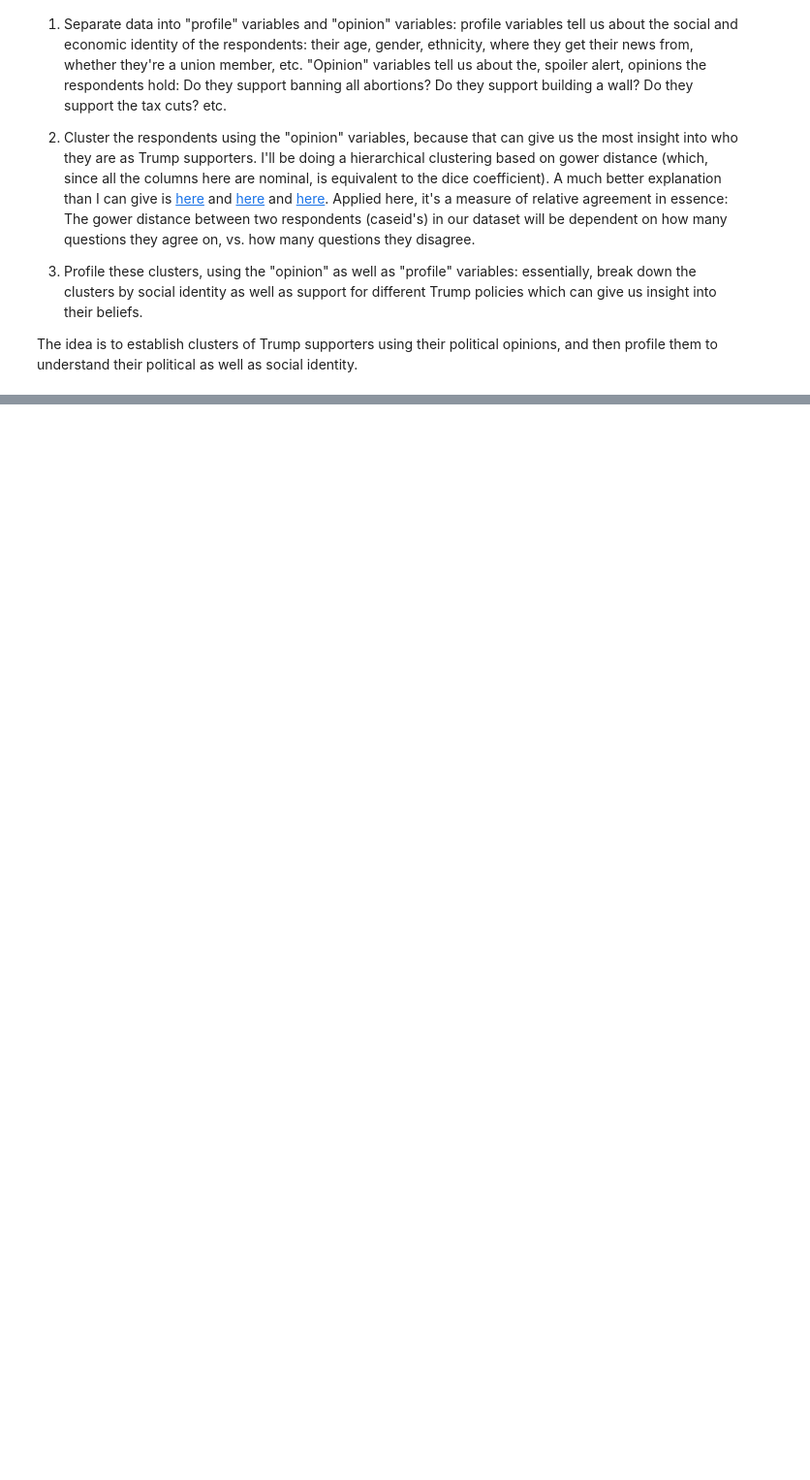
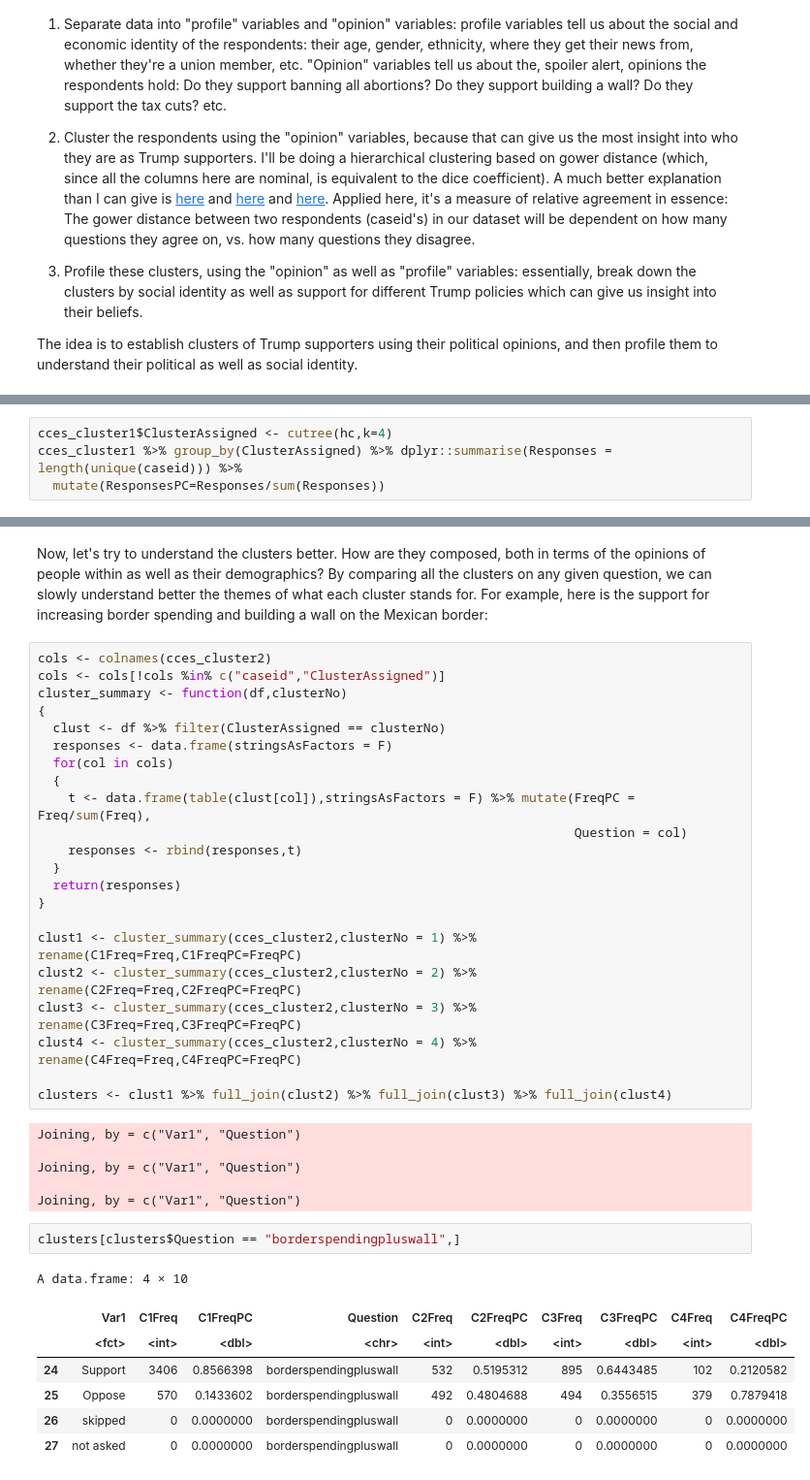
Before and after one commit to apoorvabhide/trump_supporter_clustering, a Jupyter notebook: Code/Profiling Trump Supporters.ipynb, the cells around one changed output, grey strips where cells are left out. Shown at 97% size. Drawn from its saved outputs; the diff is of its cells as text; blank space fills up the shorter version.

```diff
--- a/Code/Profiling Trump Supporters.ipynb
+++ b/Code/Profiling Trump Supporters.ipynb
@@ -145,0 +182,4 @@ plot(hclust(distmatrix,method = "complete"))
+# %%
+cces_cluster1$ClusterAssigned <- cutree(hc,k=4)
+cces_cluster1 %>% group_by(ClusterAssigned) %>% dplyr::summarise(Responses = length(unique(caseid))) %>%
+  mutate(ResponsesPC=Responses/sum(Responses))
@@ -145,0 +236,42 @@ plot(hclust(distmatrix,method = "complete"))
+# %% [markdown]
+Now, let's try to understand the clusters better. How are they composed, both in terms of the opinions of people within as well as their demographics?
+By comparing all the clusters on any given question, we can slowly understand better the themes of what each cluster stands for.
+For example, here is the support for increasing border spending and building a wall on the Mexican border:
+# %%
+cols <- colnames(cces_cluster2)
+cols <- cols[!cols %in% c("caseid","ClusterAssigned")]
+cluster_summary <- function(df,clusterNo)
+{
+  clust <- df %>% filter(ClusterAssigned == clusterNo)
+  responses <- data.frame(stringsAsFactors = F)
+  for(col in cols)
+  {
+    t <- data.frame(table(clust[col]),stringsAsFactors = F) %>% mutate(FreqPC = Freq/sum(Freq),
+                                                                       Question = col)
+    responses <- rbind(responses,t)
+  }
+  return(responses)
+}
+
+clust1 <- cluster_summary(cces_cluster2,clusterNo = 1) %>% rename(C1Freq=Freq,C1FreqPC=FreqPC)
+clust2 <- cluster_summary(cces_cluster2,clusterNo = 2) %>% rename(C2Freq=Freq,C2FreqPC=FreqPC)
+clust3 <- cluster_summary(cces_cluster2,clusterNo = 3) %>% rename(C3Freq=Freq,C3FreqPC=FreqPC)
+clust4 <- cluster_summary(cces_cluster2,clusterNo = 4) %>% rename(C4Freq=Freq,C4FreqPC=FreqPC)
+
+clusters <- clust1 %>% full_join(clust2) %>% full_join(clust3) %>% full_join(clust4)
+# %% [output]
+Joining, by = c("Var1", "Question")
+
+Joining, by = c("Var1", "Question")
+
+Joining, by = c("Var1", "Question")
+# %%
+clusters[clusters$Question == "borderspendingpluswall",]
+# %% [output]
+A data.frame: 4 × 10
+|  | Var1 | C1Freq | C1FreqPC | Question | C2Freq | C2FreqPC | C3Freq | C3FreqPC | C4Freq | C4FreqPC |
+|  | <fct> | <int> | <dbl> | <chr> | <int> | <dbl> | <int> | <dbl> | <int> | <dbl> |
+| 24 | Support | 3406 | 0.8566398 | borderspendingpluswall | 532 | 0.5195312 | 895 | 0.6443485 | 102 | 0.2120582 |
+| 25 | Oppose | 570 | 0.1433602 | borderspendingpluswall | 492 | 0.4804688 | 494 | 0.3556515 | 379 | 0.7879418 |
+| 26 | skipped | 0 | 0.0000000 | borderspendingpluswall | 0 | 0.0000000 | 0 | 0.0000000 | 0 | 0.0000000 |
+| 27 | not asked | 0 | 0.0000000 | borderspendingpluswall | 0 | 0.0000000 | 0 | 0.0000000 | 0 | 0.0000000 |
```
Also changed, not shown: parts of 11 cells of this notebook, 3 other files.
